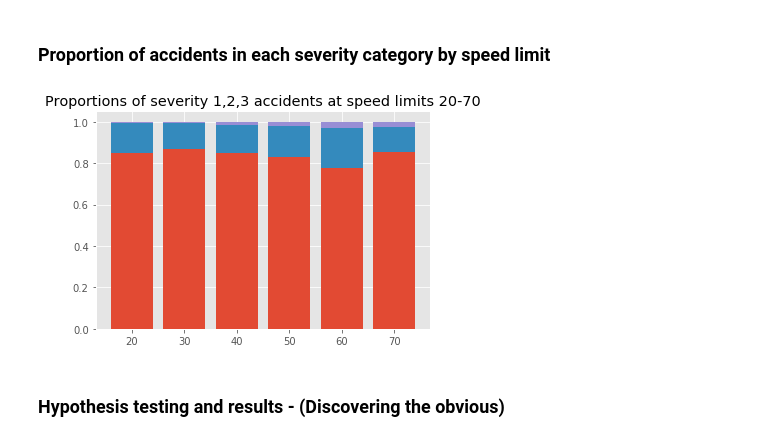
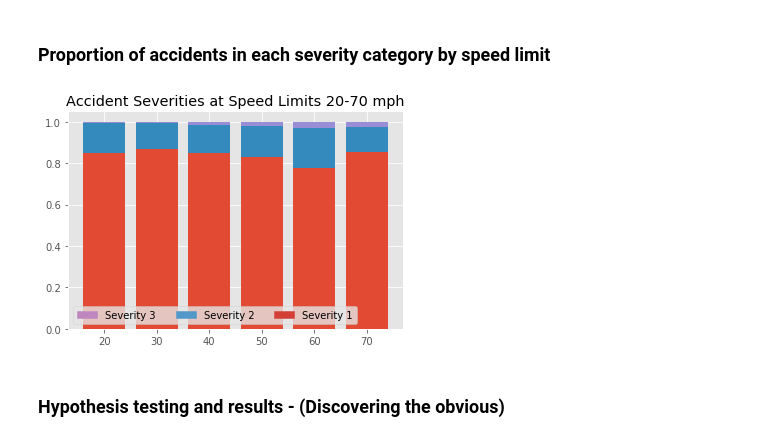
Before and after one commit to ExterminatingTheCode/ukAccidentAnalysis, a Jupyter notebook: Presentation.ipynb, the cells around one changed output. Saved outputs shown, nothing was run; the diff lists cells and outputs as text; code cells hidden in the pictures.

```diff
--- a/Presentation.ipynb
+++ b/Presentation.ipynb
@@ -57,32 +60,39 @@ expected_by_weather = expected_by_weather.round().astype(int)
 # %%
 slimit20= df[df["Speed_limit"] == 20]
 slimit30= df[df["Speed_limit"] == 30]
 slimit40= df[df["Speed_limit"] == 40]
 slimit50= df[df["Speed_limit"] == 50]
 slimit60= df[df["Speed_limit"] == 60]
 slimit70= df[df["Speed_limit"] == 70]
 
 slimit_severities = np.vstack(((slimit20.Accident_Severity.value_counts(),
                               slimit30.Accident_Severity.value_counts(),
                               slimit40.Accident_Severity.value_counts(),
                               slimit50.Accident_Severity.value_counts(),
                               slimit60.Accident_Severity.value_counts(),
                               slimit70.Accident_Severity.value_counts(),)))
 
 slimit_severities = slimit_severities / slimit_severities.sum(axis=1).reshape((6,-1))
 slimit_severities
 
 fig, ax = plt.subplots()
 ax.bar(range(len(slimit_severities)), slimit_severities[:,0])
 ax.bar(range(len(slimit_severities)), slimit_severities[:,1], bottom=slimit_severities[:,0])
 ax.bar(range(len(slimit_severities)), slimit_severities[:,2], bottom=slimit_severities[:,0] + slimit_severities[:,1])
 
 ax.set_xticks(np.arange(0,6))
 ax.set_xticklabels(np.arange(2,8)*10)
-ax.set_title("Proportions of severity 1,2,3 accidents at speed limits 20-70")
+ax.set_title("Accident Severities at Speed Limits 20-70 mph")
+
+leg1 = mpatches.Patch(color='#C086C0', label='Severity 3')
+leg2 = mpatches.Patch(color='#5299CA', label='Severity 2')
+leg3 = mpatches.Patch(color='#D33E35', label='Severity 1')
+ax.legend(handles=[leg1, leg2, leg3], ncol=3)
+
+# fig.savefig('SeverityProportionsSpeedLimits.png',format='png')
 None
 # %% [output]
-[figure, old version]
+[figure, new version]
 # %% [markdown]
 ### Hypothesis testing and results - (Discovering the obvious)
 # %%
```
Also changed, not shown: parts of 4 cells of this notebook, 3 other files.
